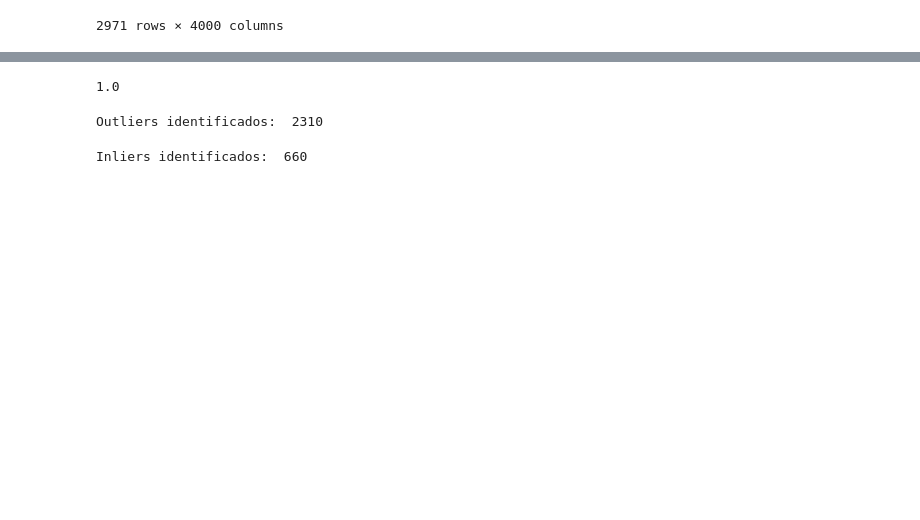
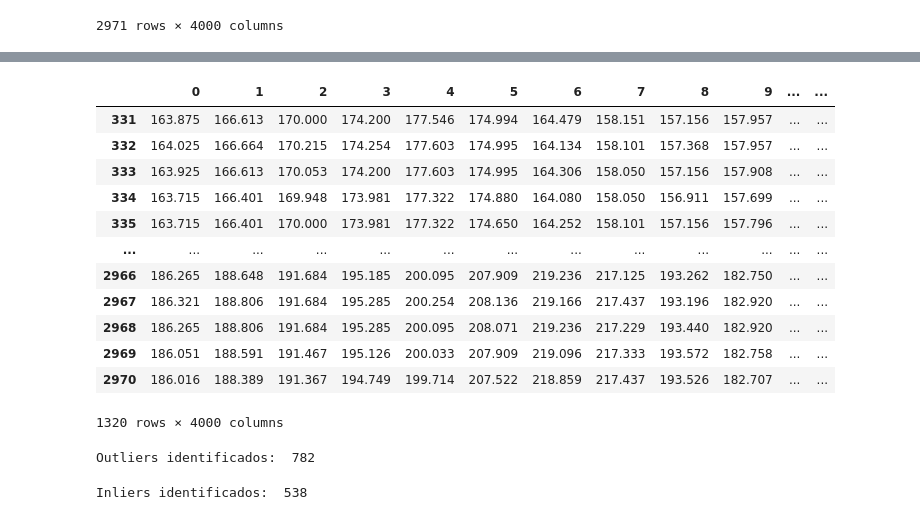
Before and after one commit to AlxDev-hub/Deteccao-de-anomalia-utilizando-RegressaoLogistica, a Jupyter notebook: Aplicacao_RL_PZT.ipynb, the cells around one changed output, grey strips where cells are left out. Cells and saved outputs as stored; diff of their text form; code cells hidden in the pictures; blank space fills up the shorter version.

```diff
--- a/Aplicacao_RL_PZT.ipynb
+++ b/Aplicacao_RL_PZT.ipynb
@@ -71,2 +96,26 @@ for i in range(2970):
     y_train.append(y)
+# %%
+#Definindo dados de teste
+baseline2 = dataset_final.iloc[330:660]
+dano1 = dataset_final.iloc[660:990]
+dano6 = dataset_final.iloc[2301:2631]
+dano7 = dataset_final.iloc[2631:2970]
+
+X_test = pd.concat([baseline2, dano1, dano6, dano7])
+
+display(X_test)
+# %% [output]
+|  | 0 | 1 | 2 | 3 | 4 | 5 | 6 | 7 | 8 | 9 | ... | ... |
+| 331 | 163.875 | 166.613 | 170.000 | 174.200 | 177.546 | 174.994 | 164.479 | 158.151 | 157.156 | 157.957 | ... | ... |
+| 332 | 164.025 | 166.664 | 170.215 | 174.254 | 177.603 | 174.995 | 164.134 | 158.101 | 157.368 | 157.957 | ... | ... |
+| 333 | 163.925 | 166.613 | 170.053 | 174.200 | 177.603 | 174.995 | 164.306 | 158.050 | 157.156 | 157.908 | ... | ... |
+| 334 | 163.715 | 166.401 | 169.948 | 173.981 | 177.322 | 174.880 | 164.080 | 158.050 | 156.911 | 157.699 | ... | ... |
+| 335 | 163.715 | 166.401 | 170.000 | 173.981 | 177.322 | 174.650 | 164.252 | 158.101 | 157.156 | 157.796 | ... | ... |
+| ... | ... | ... | ... | ... | ... | ... | ... | ... | ... | ... | ... | ... |
+| 2966 | 186.265 | 188.648 | 191.684 | 195.185 | 200.095 | 207.909 | 219.236 | 217.125 | 193.262 | 182.750 | ... | ... |
+| 2967 | 186.321 | 188.806 | 191.684 | 195.285 | 200.254 | 208.136 | 219.166 | 217.437 | 193.196 | 182.920 | ... | ... |
+| 2968 | 186.265 | 188.806 | 191.684 | 195.285 | 200.095 | 208.071 | 219.236 | 217.229 | 193.440 | 182.920 | ... | ... |
+| 2969 | 186.051 | 188.591 | 191.467 | 195.126 | 200.033 | 207.909 | 219.096 | 217.333 | 193.572 | 182.758 | ... | ... |
+| 2970 | 186.016 | 188.389 | 191.367 | 194.749 | 199.714 | 207.522 | 218.859 | 217.437 | 193.526 | 182.707 | ... | ... |
+1320 rows × 4000 columns
 # %%
@@ -77,19 +126,14 @@ y_train_pred = classificador.predict(X_train)
-# %%
-#Resultado
-classificador.score(X_train, y_train)
-# %% [output]
-1.0
 # %%
 #Identificação de anomalia
-n_error_outliers = y_train_pred[y_train_pred == 1].size
+n_outliers = y_pred[y_pred == 1].size
 
-print("Outliers identificados: ", n_error_outliers)
+print("Outliers identificados: ", n_outliers)
 # %% [output]
-Outliers identificados:  2310
+Outliers identificados:  782
 # %%
 #Identificação da condição natural
-n_error_inliers = y_train_pred[y_train_pred == 0].size
+n_inliers = y_pred[y_pred == 0].size
 
-print("Inliers identificados: ", n_error_inliers)
+print("Inliers identificados: ", n_inliers)
 # %% [output]
-Inliers identificados:  660
+Inliers identificados:  538
```
Also changed, not shown: parts of 10 cells of this notebook.
